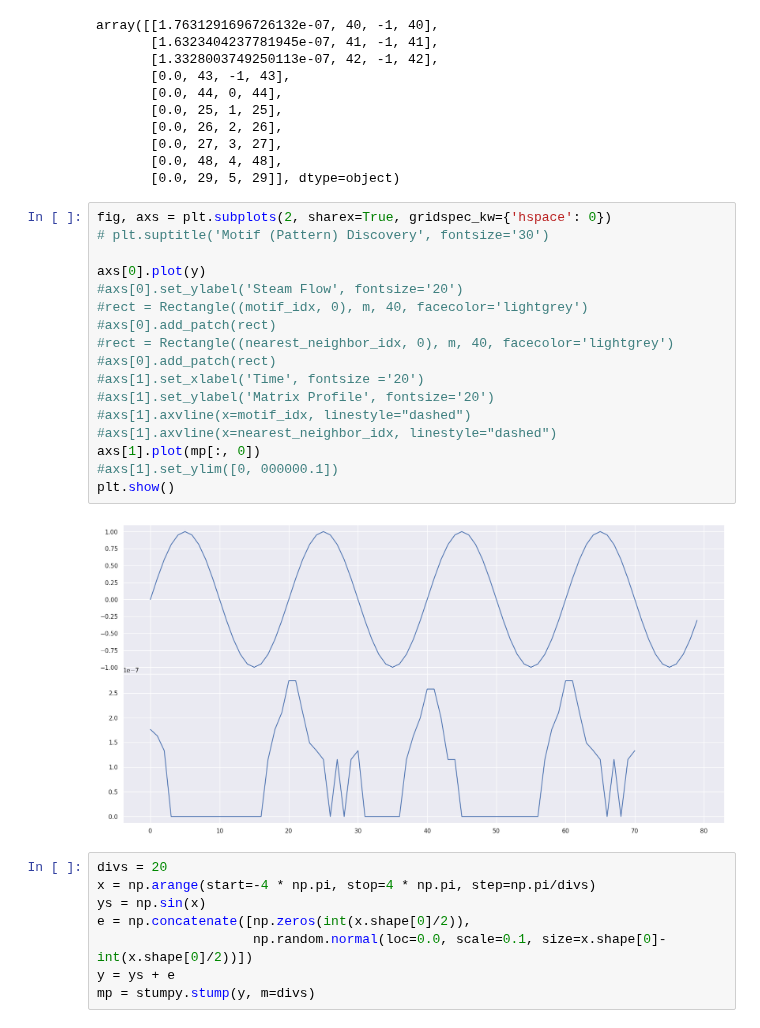
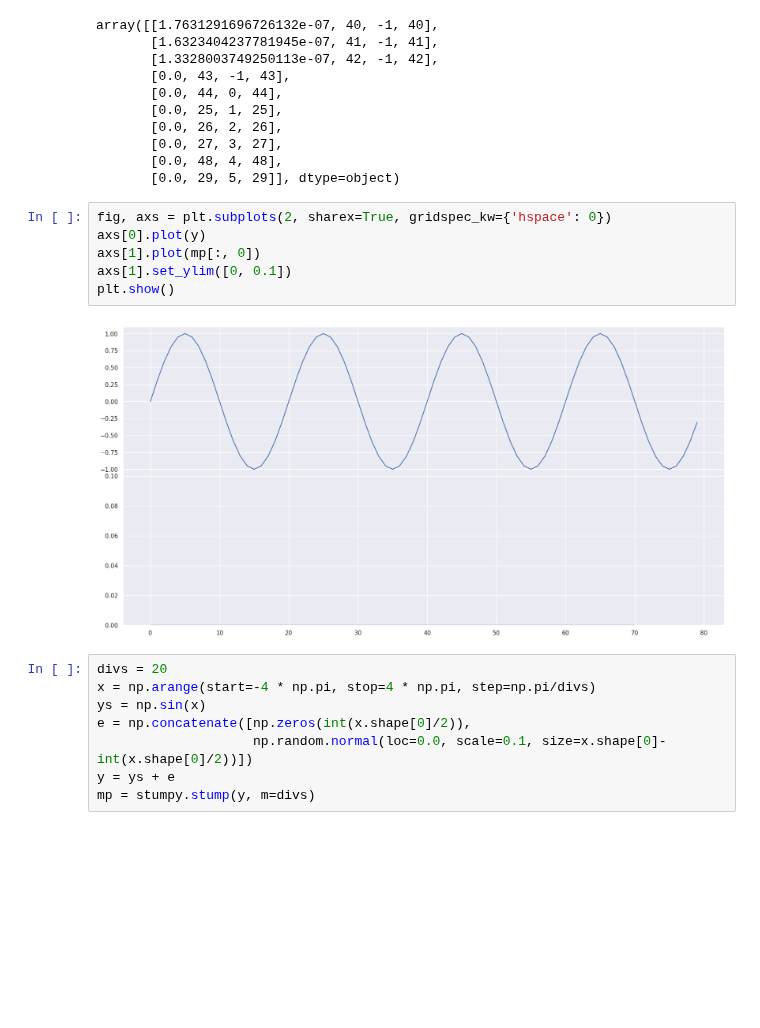
Before and after one commit to lsilvest/notes_and_stuff, a Jupyter notebook: matrix_profile.ipynb, the cells around one changed output. Saved outputs shown, nothing was run; the diff lists cells and outputs as text; blank space fills up the shorter version.

```diff
--- a/matrix_profile.ipynb
+++ b/matrix_profile.ipynb
@@ -43,25 +43,14 @@ array([[1.7631291696726132e-07, 40, -1, 40],
        [0.0, 27, 3, 27],
        [0.0, 48, 4, 48],
        [0.0, 29, 5, 29]], dtype=object)
-# %%
-fig, axs = plt.subplots(2, sharex=True, gridspec_kw={'hspace': 0})
-# plt.suptitle('Motif (Pattern) Discovery', fontsize='30')
-
-axs[0].plot(y)
-#axs[0].set_ylabel('Steam Flow', fontsize='20')
-#rect = Rectangle((motif_idx, 0), m, 40, facecolor='lightgrey')
-#axs[0].add_patch(rect)
-#rect = Rectangle((nearest_neighbor_idx, 0), m, 40, facecolor='lightgrey')
-#axs[0].add_patch(rect)
-#axs[1].set_xlabel('Time', fontsize ='20')
-#axs[1].set_ylabel('Matrix Profile', fontsize='20')
-#axs[1].axvline(x=motif_idx, linestyle="dashed")
-#axs[1].axvline(x=nearest_neighbor_idx, linestyle="dashed")
-axs[1].plot(mp[:, 0])
-#axs[1].set_ylim([0, 000000.1])
-plt.show()
-# %% [output]
-[figure, removed]
+# %%
+fig, axs = plt.subplots(2, sharex=True, gridspec_kw={'hspace': 0})
+axs[0].plot(y)
+axs[1].plot(mp[:, 0])
+axs[1].set_ylim([0, 0.1])
+plt.show()
+# %% [output]
+[figure, added]
 # %%
 divs = 20
 x = np.arange(start=-4 * np.pi, stop=4 * np.pi, step=np.pi/divs)
```
Also changed, not shown: parts of 10 cells of this notebook.
